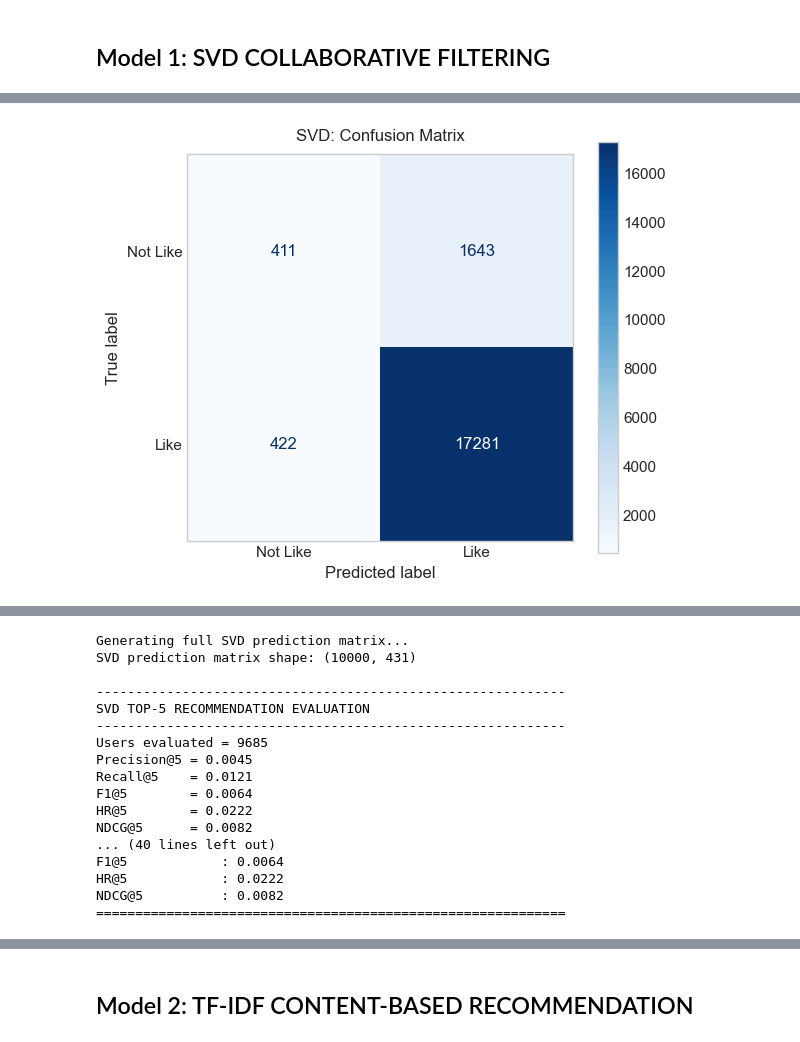
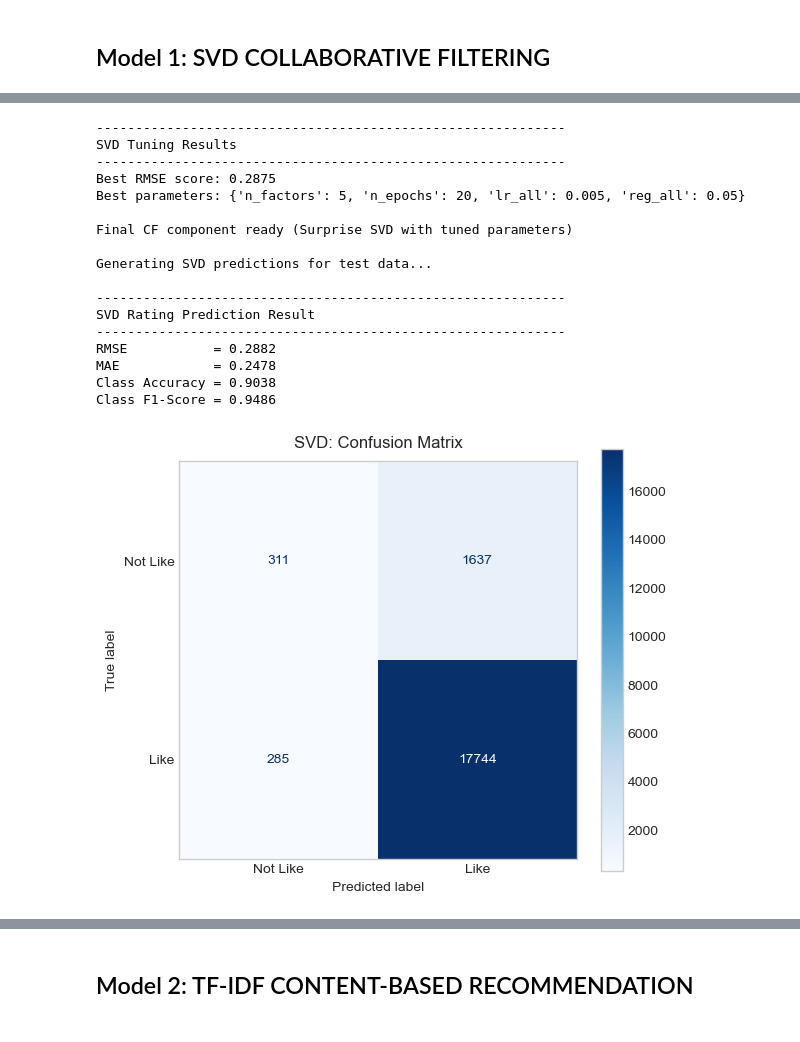
Before and after one commit to zjunhui179-art/TravelAI, a Jupyter notebook: Tourism Recommender System.ipynb, the cells around one changed output, grey strips where cells are left out. Drawn from its saved outputs; the diff is of its cells as text; code cells hidden in the pictures.

```diff
--- a/Tourism Recommender System.ipynb
+++ b/Tourism Recommender System.ipynb
@@ -814,28 +784,52 @@ Global mean rating: 4.4326
 # Model 1:
 # SVD COLLABORATIVE FILTERING
 
-print("\n" + "=" * 60)
-print("Model 1: SVD COLLABORATIVE FILTERING")
-print("=" * 60)
+from surprise.model_selection import GridSearchCV
 
-# 3.1 Training SVD Model
-print("\nTraining SVD model...")
+# ============================================================
+# 3.1 Training & Tuning SVD Model
+# ============================================================
+print("\nTuning and Training SVD model...")
 
 reader = Reader(rating_scale=(1.0, 5.0))
-
 data = Dataset.load_from_df(
     train_df[["user_idx", "item_idx", "rating"]], reader
 )
 
-trainset = data.build_full_trainset()
+# Define a grid of parameters specifically targeted at sparse data
+param_grid = {
+    "n_factors": [5, 10, 15],
+    "n_epochs": [20, 30],
+    "lr_all": [0.005, 0.01],       # Learning rate
+    "reg_all": [0.05, 0.08, 0.1]   # Regularization
+}
 
-svd_model = SVD(
-    n_factors=SVD_FACTORS, random_state=RANDOM_SEED, n_epochs=SVD_EPOCHS
+# Run 3-fold cross-validation grid search ON THE TRAINING SET ONLY
+gs = GridSearchCV(
+    SVD,
+    param_grid,
+    measures=["rmse", "mae"],
+    cv=3,
+    n_jobs=-1, # Uses all CPU cores for speed
+    joblib_verbose=2
 )
 
+gs.fit(data)
+
+print("\n" + "-" * 60)
+print("SVD Tuning Results")
+print("-" * 60)
+print(f"Best RMSE score: {gs.best_score['rmse']:.4f}")
+print(f"Best parameters: {gs.best_params['rmse']}")
+
+# Extract the best model from the grid search
+svd_model = gs.best_estimator["rmse"]
+
+# Fit this optimal model on the entire training set
+trainset = data.build_full_trainset()
 svd_model.fit(trainset)
 
-print(f"CF component ready (Surprise SVD k={SVD_FACTORS})")
+print(f"\nFinal CF component ready (Surprise SVD with tuned parameters)")
 
 # Predict Test Rating
 print("\nGenerating SVD predictions for test data...")
@@ -1181 +1163,18 @@ Class F1-Score = 0.9436
+------------------------------------------------------------
+SVD Tuning Results
+------------------------------------------------------------
+Best RMSE score: 0.2875
+Best parameters: {'n_factors': 5, 'n_epochs': 20, 'lr_all': 0.005, 'reg_all': 0.05}
+
+Final CF component ready (Surprise SVD with tuned parameters)
+
+Generating SVD predictions for test data...
+
+------------------------------------------------------------
+SVD Rating Prediction Result
+------------------------------------------------------------
+RMSE           = 0.2882
+MAE            = 0.2478
+Class Accuracy = 0.9038
+Class F1-Score = 0.9486
-[figure, old version]
+[figure, new version]
@@ -1183,17 +1181,0 @@ Class F1-Score = 0.9436
-Generating full SVD prediction matrix...
-SVD prediction matrix shape: (10000, 431)
-
-------------------------------------------------------------
-SVD TOP-5 RECOMMENDATION EVALUATION
-------------------------------------------------------------
-Users evaluated = 9685
-Precision@5 = 0.0045
-Recall@5    = 0.0121
-F1@5        = 0.0064
-HR@5        = 0.0222
-NDCG@5      = 0.0082
-... (40 lines left out)
-F1@5            : 0.0064
-HR@5            : 0.0222
-NDCG@5          : 0.0082
-============================================================
```
Also changed, not shown: parts of 33 cells of this notebook, 1 other file.
